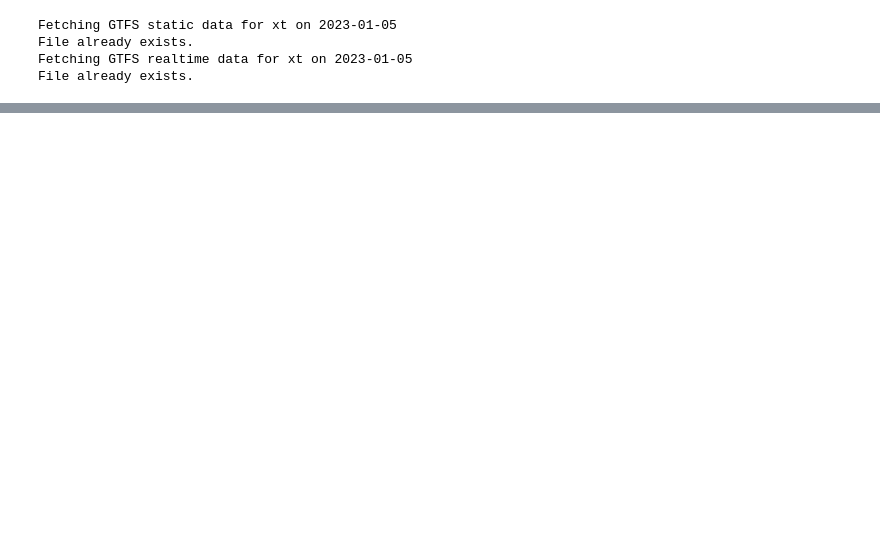
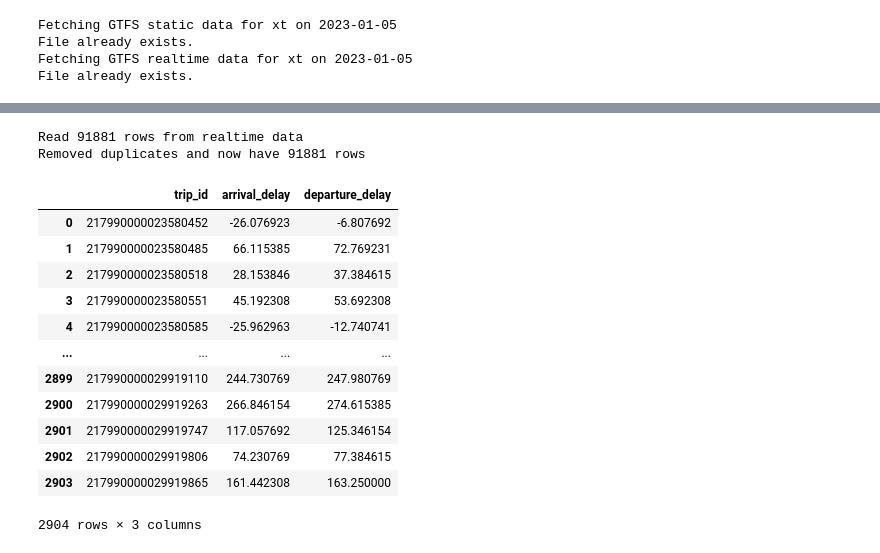
Before and after one commit to ID2223-2024-group2/project, a Jupyter notebook: koda_test.ipynb, the cells around one changed output, grey strips where cells are left out. Cells and saved outputs as stored; diff of their text form; code cells hidden in the pictures; blank space fills up the shorter version.

```diff
--- a/koda_test.ipynb
+++ b/koda_test.ipynb
@@ -102 +137,37 @@ Removed None duplicates
 290 rows × 3 columns
+# %%
+print(f"Read {len(df)} rows from realtime data")
+kt.drop_tripupdates_duplicates(df)
+print(f"Removed duplicates and now have {len(df)} rows")
+
+# Specify the columns to keep
+columns_to_keep = [
+    'trip_id', 'start_date', 'schedule_relationship', 'timestamp',
+    'vehicle_id', 'stop_sequence', 'stop_id', 'arrival_delay',
+    'arrival_time', 'departure_delay', 'departure_time'
+]
+
+# Extract the specified columns into a new DataFrame
+df_filtered = df[columns_to_keep]
+
+# Group by trip_id and calculate the mean of arrival_delay and departure_delay
+average_delays = df.groupby('trip_id')[['arrival_delay', 'departure_delay']].mean().reset_index()
+
+
+average_delays
+# %% [output]
+Read 91881 rows from realtime data
+Removed duplicates and now have 91881 rows
+|  | trip_id | arrival_delay | departure_delay |
+| 0 | 217990000023580452 | -26.076923 | -6.807692 |
+| 1 | 217990000023580485 | 66.115385 | 72.769231 |
+| 2 | 217990000023580518 | 28.153846 | 37.384615 |
+| 3 | 217990000023580551 | 45.192308 | 53.692308 |
+| 4 | 217990000023580585 | -25.962963 | -12.740741 |
+| ... | ... | ... | ... |
+| 2899 | 217990000029919110 | 244.730769 | 247.980769 |
+| 2900 | 217990000029919263 | 266.846154 | 274.615385 |
+| 2901 | 217990000029919747 | 117.057692 | 125.346154 |
+| 2902 | 217990000029919806 | 74.230769 | 77.384615 |
+| 2903 | 217990000029919865 | 161.442308 | 163.250000 |
+2904 rows × 3 columns
```
Also changed, not shown: parts of 7 cells of this notebook, 2 other files.
